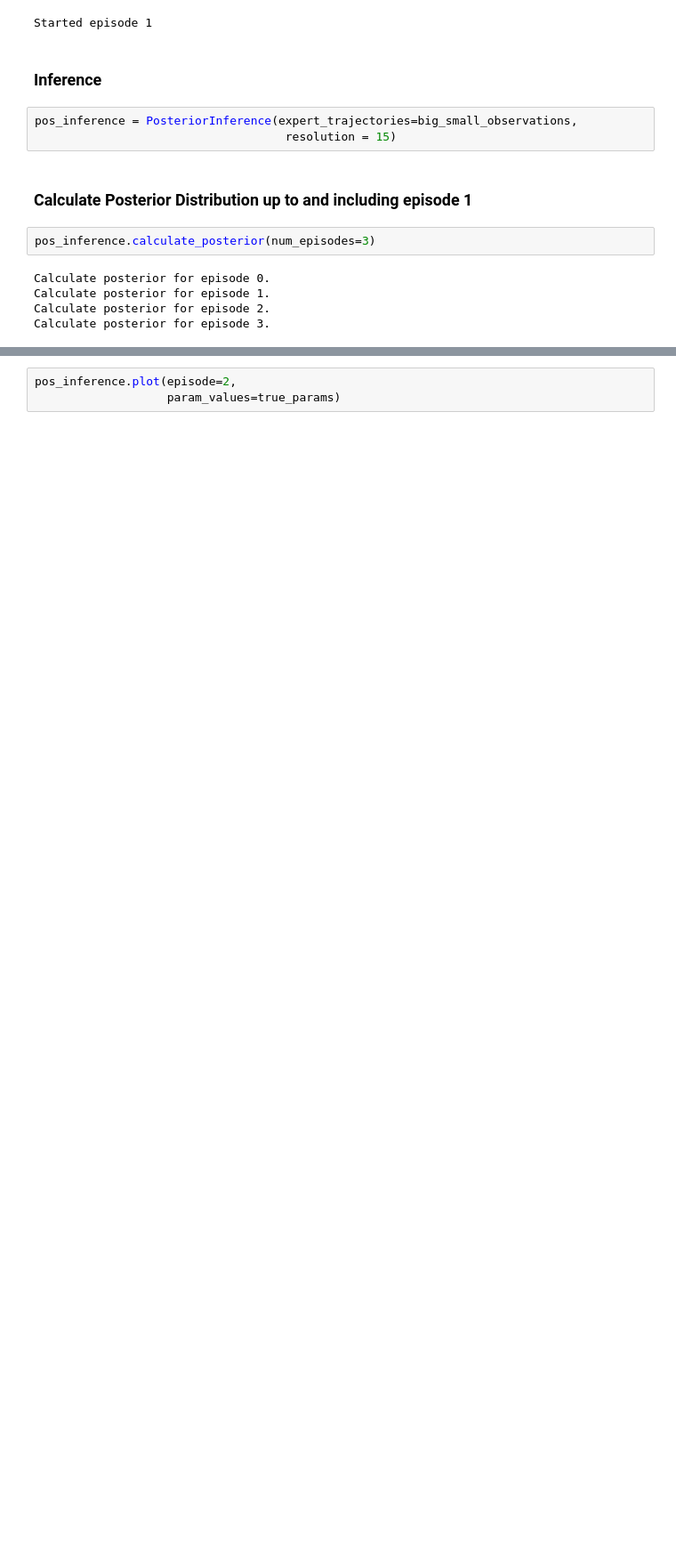
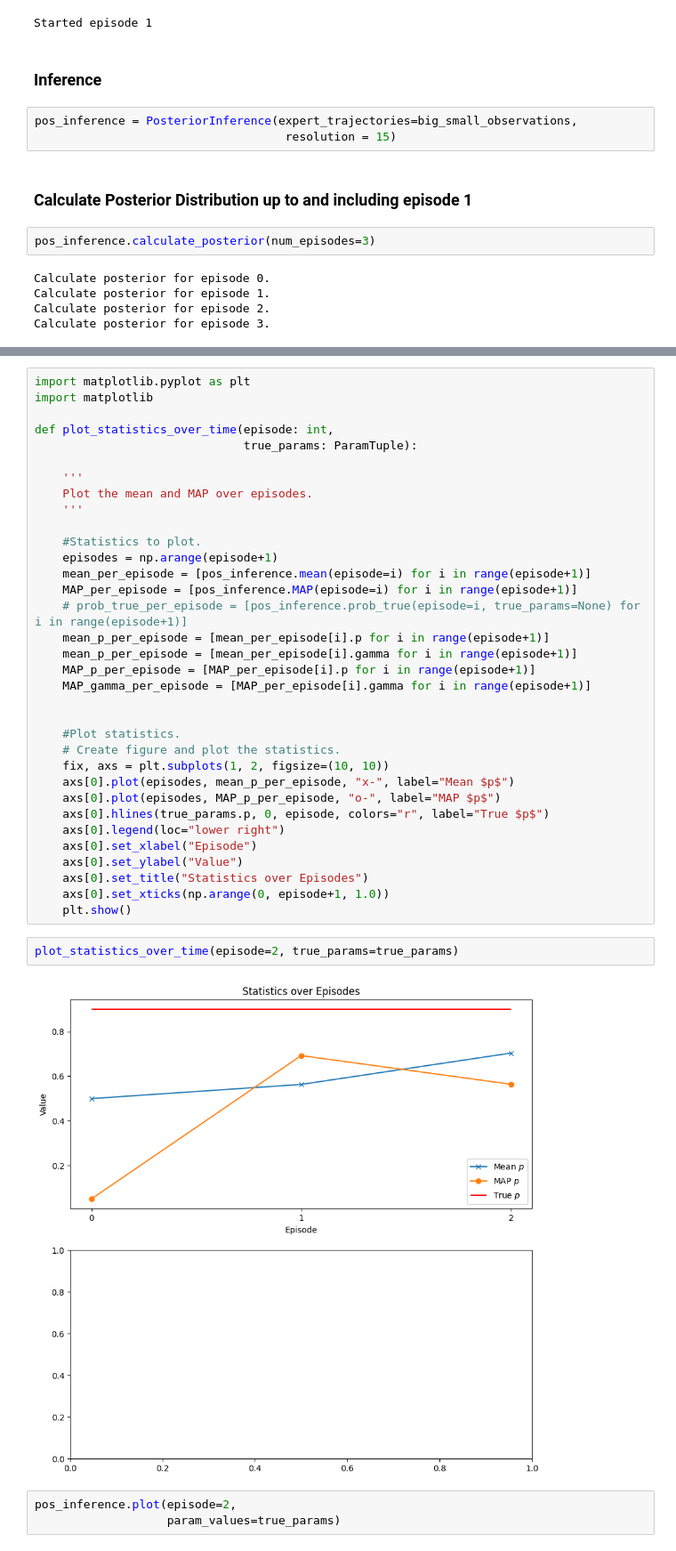
Before and after one commit to ankile/irl-environment-design, a Jupyter notebook: notebooks/02_pn_multi_round_ED.ipynb, the cells around one changed output, grey strips where cells are left out. Shown at 89% size. Drawn from its saved outputs; the diff is of its cells as text; blank space fills up the shorter version.

Commit message:
started posterior visualization across episodes

```diff
--- a/notebooks/02_pn_multi_round_ED.ipynb
+++ b/notebooks/02_pn_multi_round_ED.ipynb
@@ -95,3 +99,41 @@ Calculate posterior for episode 3.
+# %%
+import matplotlib.pyplot as plt
+import matplotlib
+
+def plot_statistics_over_time(episode: int,
+                              true_params: ParamTuple):
+
+    '''
+    Plot the mean and MAP over episodes.
+    '''
+
+    #Statistics to plot.
+    episodes = np.arange(episode+1)
+    mean_per_episode = [pos_inference.mean(episode=i) for i in range(episode+1)]
+    MAP_per_episode = [pos_inference.MAP(episode=i) for i in range(episode+1)]
+    # prob_true_per_episode = [pos_inference.prob_true(episode=i, true_params=None) for i in range(episode+1)]
+    mean_p_per_episode = [mean_per_episode[i].p for i in range(episode+1)]
+    mean_p_per_episode = [mean_per_episode[i].gamma for i in range(episode+1)]
+    MAP_p_per_episode = [MAP_per_episode[i].p for i in range(episode+1)]
+    MAP_gamma_per_episode = [MAP_per_episode[i].gamma for i in range(episode+1)]
+
+
+    #Plot statistics.
+    # Create figure and plot the statistics.
+    fix, axs = plt.subplots(1, 2, figsize=(10, 10))
+    axs[0].plot(episodes, mean_p_per_episode, "x-", label="Mean $p$")
+    axs[0].plot(episodes, MAP_p_per_episode, "o-", label="MAP $p$")
+    axs[0].hlines(true_params.p, 0, episode, colors="r", label="True $p$")
+    axs[0].legend(loc="lower right")
+    axs[0].set_xlabel("Episode")
+    axs[0].set_ylabel("Value")
+    axs[0].set_title("Statistics over Episodes")
+    axs[0].set_xticks(np.arange(0, episode+1, 1.0))
+    plt.show()
+# %%
+plot_statistics_over_time(episode=2, true_params=true_params)
+# %% [output]
+[figure, added]
 # %%
 pos_inference.plot(episode=2,
                    param_values=true_params)
```
Also changed, not shown: parts of 1 cell of this notebook, 1 other file.
